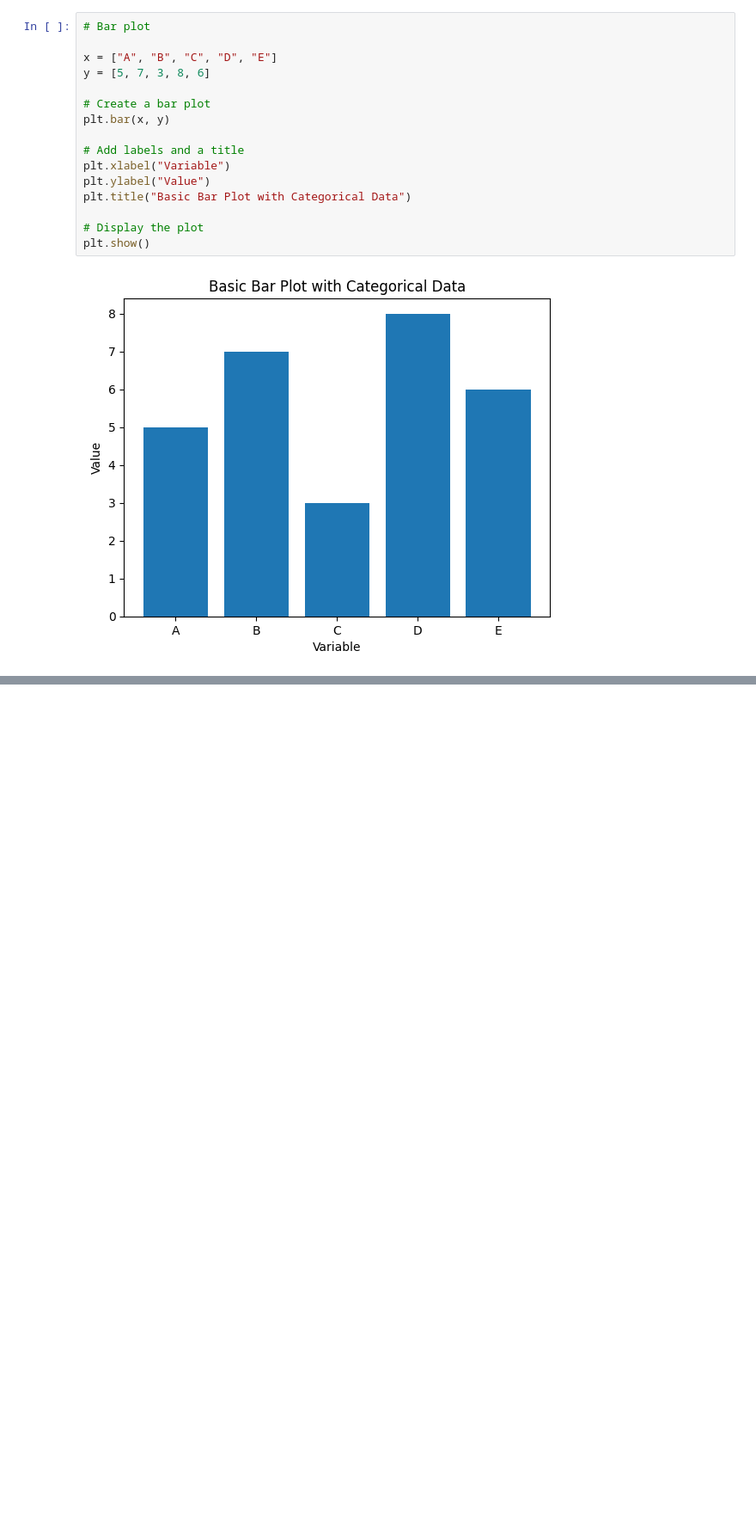
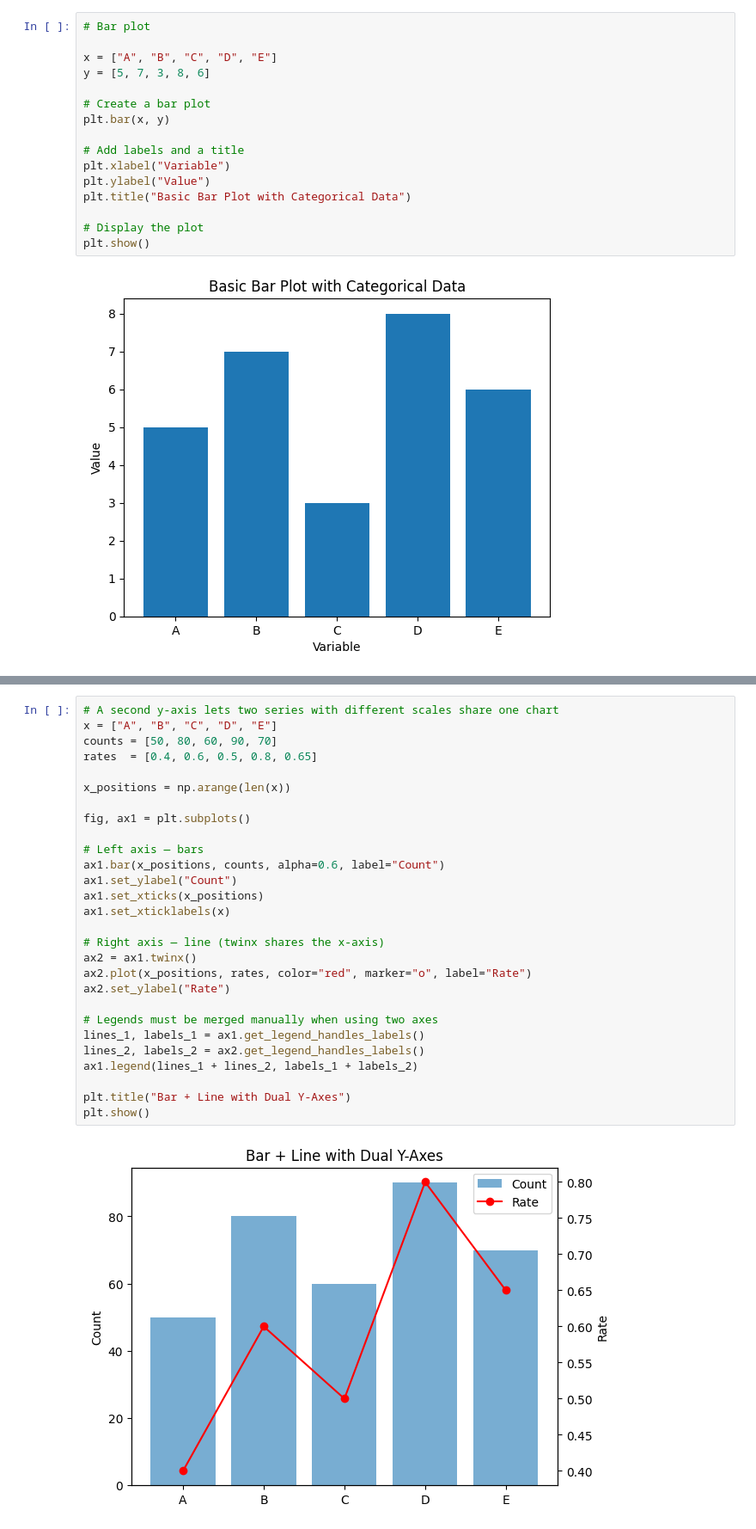
Before and after one commit to MichaelHeege/CAS-API-Presentation, a Jupyter notebook: Intro-To-Python.ipynb, the cells around one changed output, grey strips where cells are left out. Shown at 86% size. Drawn from its saved outputs; the diff is of its cells as text; blank space fills up the shorter version.

```diff
--- a/Intro-To-Python.ipynb
+++ b/Intro-To-Python.ipynb
@@ -668,0 +725,30 @@ The following code uses many different components:
+# %%
+# A second y-axis lets two series with different scales share one chart
+x = ["A", "B", "C", "D", "E"]
+counts = [50, 80, 60, 90, 70]
+rates  = [0.4, 0.6, 0.5, 0.8, 0.65]
+
+x_positions = np.arange(len(x))
+
+fig, ax1 = plt.subplots()
+
+# Left axis — bars
+ax1.bar(x_positions, counts, alpha=0.6, label="Count")
+ax1.set_ylabel("Count")
+ax1.set_xticks(x_positions)
+ax1.set_xticklabels(x)
+
+# Right axis — line (twinx shares the x-axis)
+ax2 = ax1.twinx()
+ax2.plot(x_positions, rates, color="red", marker="o", label="Rate")
+ax2.set_ylabel("Rate")
+
+# Legends must be merged manually when using two axes
+lines_1, labels_1 = ax1.get_legend_handles_labels()
+lines_2, labels_2 = ax2.get_legend_handles_labels()
+ax1.legend(lines_1 + lines_2, labels_1 + labels_2)
+
+plt.title("Bar + Line with Dual Y-Axes")
+plt.show()
+# %% [output]
+[figure, added]
```
Also changed, not shown: parts of 9 cells of this notebook.
